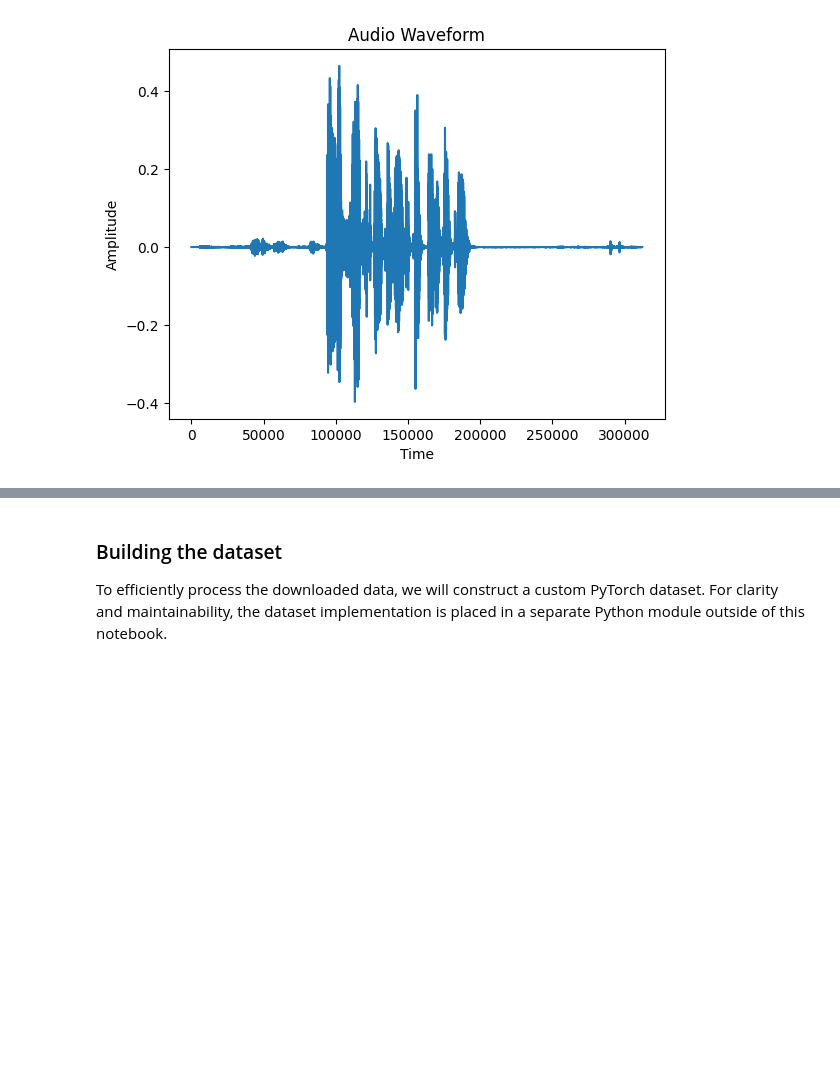
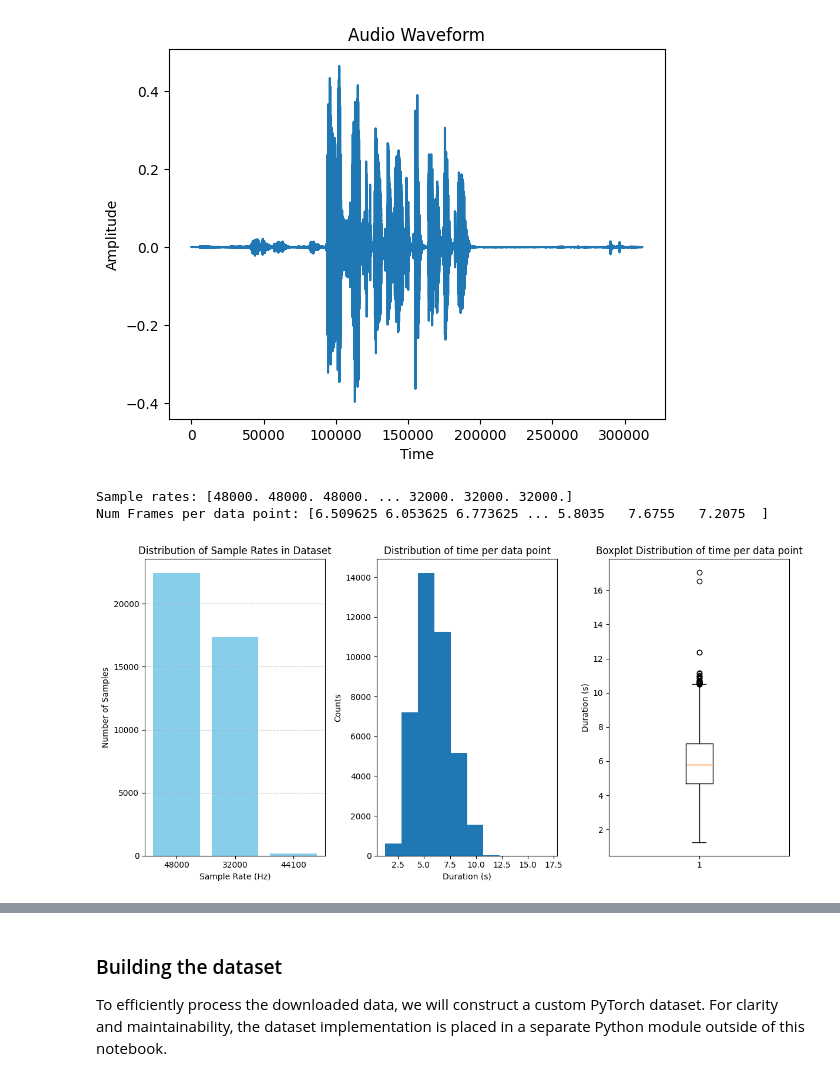
Before and after one commit to hoangviet-nguyen/NLP-Projekt, a Jupyter notebook: project.ipynb, the cells around one changed output, grey strips where cells are left out. Cells and saved outputs as stored; diff of their text form; code cells hidden in the pictures; blank space fills up the shorter version.

Commit message:
first analysis of data set

```diff
--- a/project.ipynb
+++ b/project.ipynb
@@ -97,3 +64,56 @@ plt.show()
 The sentence of the first entry: Alle Fluchtwege sind abgeschnitten.
 [interactive output not drawn]
 [figure]
+# %%
+import numpy as np
+import warnings
+
+# make a bar plot displaying all sample_rates
+paths = df_data["path"]
+num_data_points = len(paths)
+rates = np.zeros(num_data_points)
+duration = np.zeros(num_data_points)
+
+for i, path in enumerate(paths):
+    with warnings.catch_warnings():
+        warnings.simplefilter("ignore")
+        audio_meta = torchaudio.info(media_root + path)
+    rates[i] = audio_meta.sample_rate
+    duration[i] = audio_meta.num_frames / rates[i]
+
+
+print(f"Sample rates: {rates}")
+print(f"Num Frames per data point: {duration}")
+# %% [output]
+Sample rates: [48000. 48000. 48000. ... 32000. 32000. 32000.]
+Num Frames per data point: [6.509625 6.053625 6.773625 ... 5.8035   7.6755   7.2075  ]
+# %%
+from collections import Counter
+# Count occurrences of each sample rate
+rate_counts = Counter(rates)
+
+# Prepare data for plotting
+sample_rates = list(rate_counts.keys())
+counts = list(rate_counts.values())
+
+# Plot
+fig, ax = plt.subplots(nrows=1, ncols=3, figsize=(12, 6))
+ax[0].bar([str(int(r)) for r in sample_rates], counts, color='skyblue')
+ax[0].set_xlabel("Sample Rate (Hz)")
+ax[0].set_ylabel("Number of Samples")
+ax[0].set_title("Distribution of Sample Rates in Dataset")
+ax[0].grid(axis='y', linestyle='--', alpha=0.7)
+
+ax[1].hist(duration)
+ax[1].set_xlabel("Duration (s)")
+ax[1].set_ylabel("Counts")
+ax[1].set_title("Distribution of time per data point")
+
+ax[2].boxplot(duration)
+ax[2].set_ylabel("Duration (s)")
+ax[2].set_title("Boxplot Distribution of time per data point")
+
+plt.tight_layout()
+plt.show()
+# %% [output]
+[figure, added]
```
Also changed, not shown: parts of 6 cells of this notebook.
